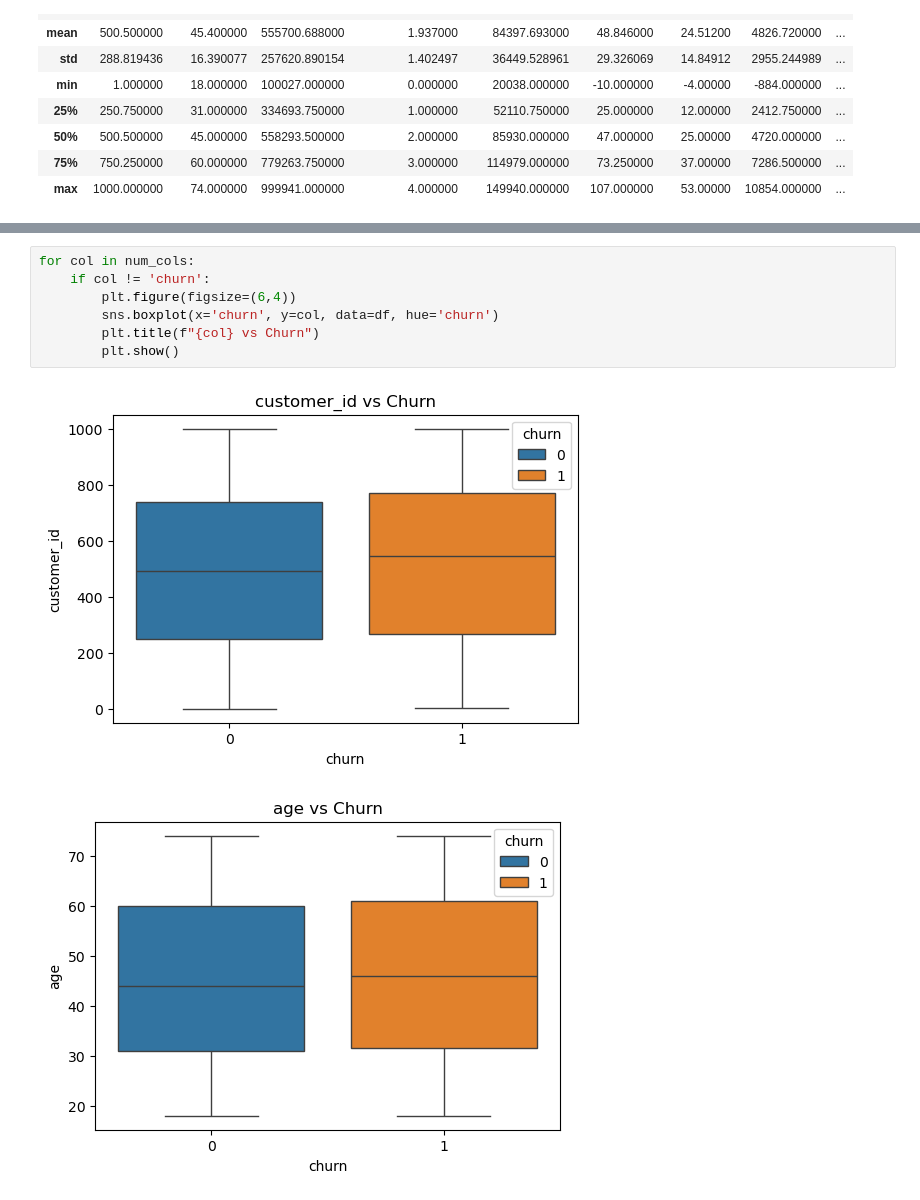
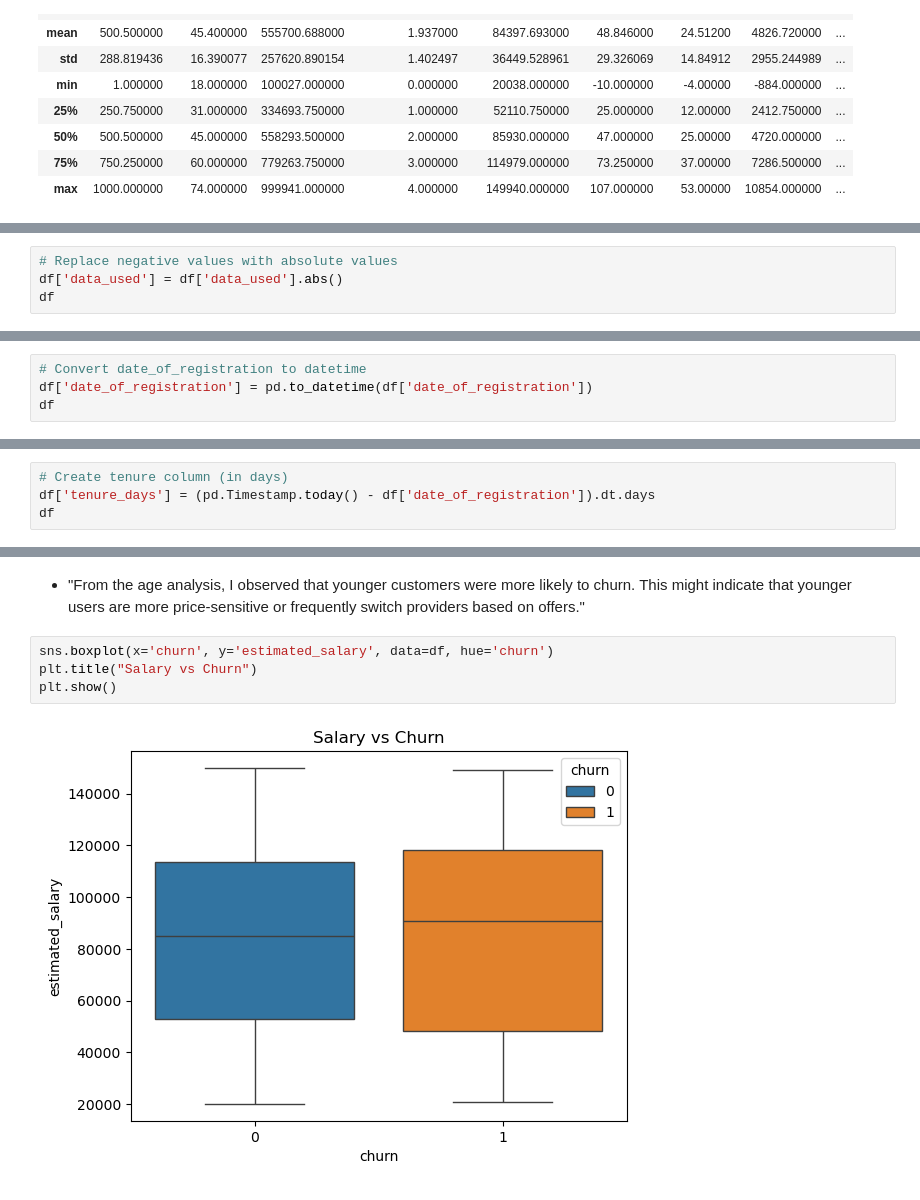
Before and after one commit to yash18543/data-science-projects-, a Jupyter notebook: PRCL-0017 Customer Churn.ipynb, the cells around one changed output, grey strips where cells are left out. Drawn from its saved outputs; the diff is of its cells as text.

```diff
--- a/PRCL-0017 Customer Churn.ipynb
+++ b/PRCL-0017 Customer Churn.ipynb
@@ -112,0 +59,4 @@ Name: count, dtype: int64
+# %%
+# Replace negative values with absolute values
+df['data_used'] = df['data_used'].abs()
+df
@@ -112,0 +77,4 @@ Name: count, dtype: int64
+# %%
+# Convert date_of_registration to datetime
+df['date_of_registration'] = pd.to_datetime(df['date_of_registration'])
+df
@@ -112,0 +99,4 @@ Name: count, dtype: int64
+# %%
+# Create tenure column (in days)
+df['tenure_days'] = (pd.Timestamp.today() - df['date_of_registration']).dt.days
+df
@@ -154,10 +198,9 @@ for col in cat_cols:
+# %% [markdown]
+- "From the age analysis, I observed that younger customers were more likely to churn.
+This might indicate that younger users are more price-sensitive or frequently switch providers based on offers."
 # %%
-for col in num_cols:
-    if col != 'churn':
-        plt.figure(figsize=(6,4))
-        sns.boxplot(x='churn', y=col, data=df, hue='churn')
-        plt.title(f"{col} vs Churn")
-        plt.show()
+sns.boxplot(x='churn', y='estimated_salary', data=df, hue='churn')
+plt.title("Salary vs Churn")
+plt.show()
 # %% [output]
-[figure, old version]
+[figure, new version]
-[figure, removed]
```
Also changed, not shown: parts of 38 cells of this notebook.
